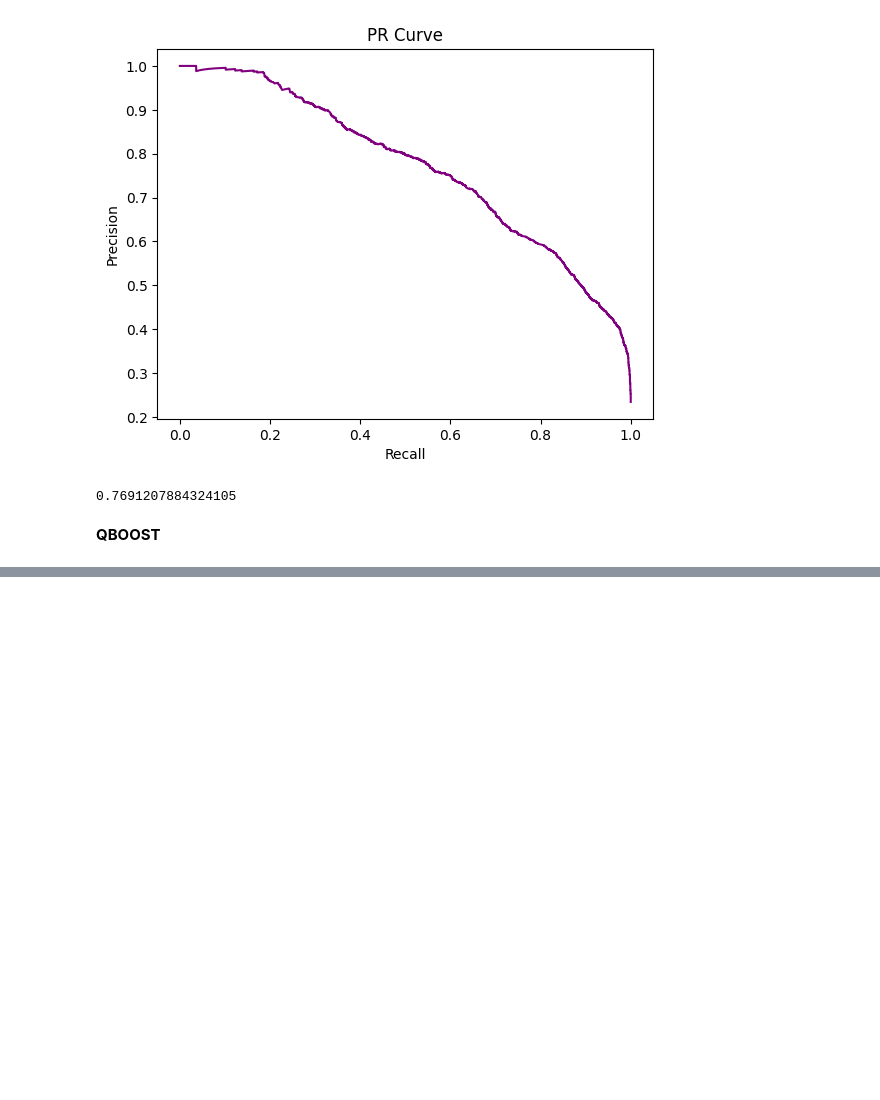
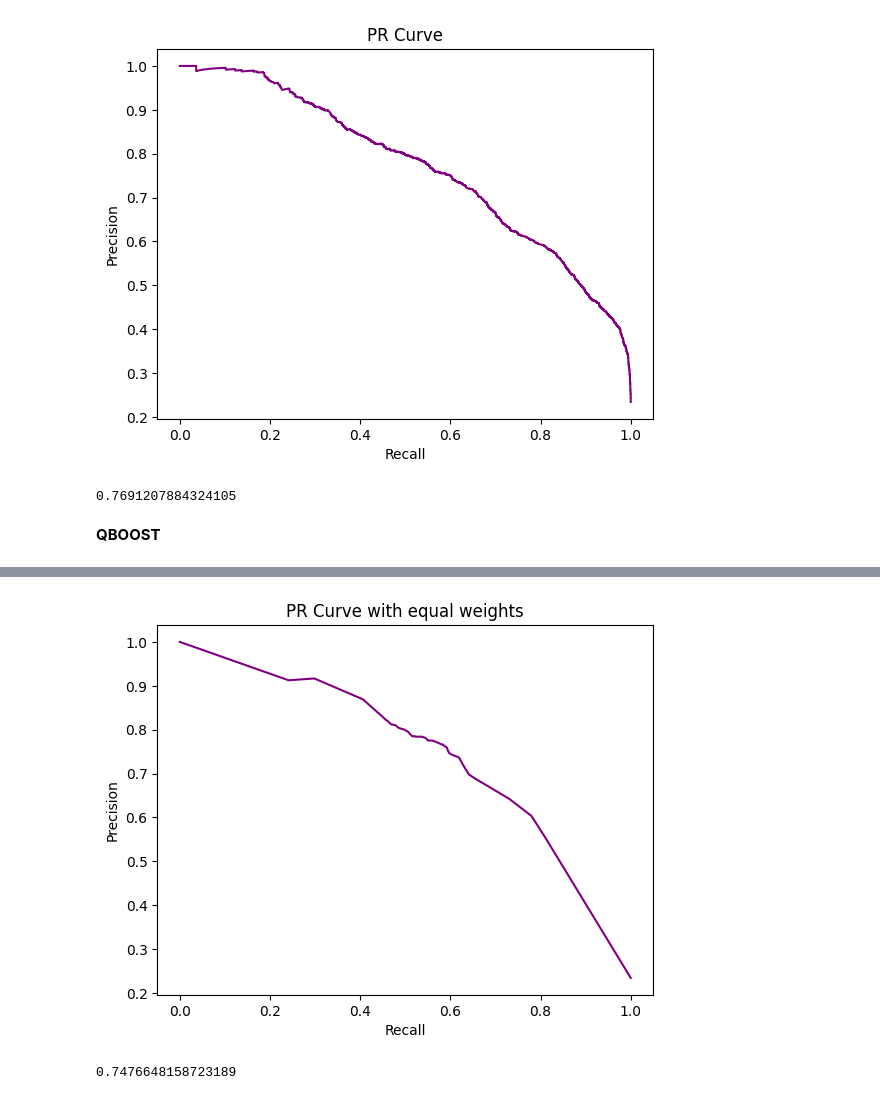
Before and after one commit to VZjunyang/SG_Code, a Jupyter notebook: RGS.ipynb, the cells around one changed output, grey strips where cells are left out. Drawn from its saved outputs; the diff is of its cells as text; code cells hidden in the pictures; blank space fills up the shorter version.

```diff
--- a/RGS.ipynb
+++ b/RGS.ipynb
@@ -342,0 +347,19 @@ KeyboardInterrupt:
+# %%
+w_1= np.ones(50)
+# PR Curve with equal weights
+
+y_score = PredictRGS_probas(L,w_1,x_test)
+
+precision2, recall2, thresholds = precision_recall_curve(y_test, y_score)
+fig, ax  = plt.subplots()
+ax.plot(recall2, precision2, color = "purple")
+ax.set_xlabel("Recall")
+ax.set_ylabel("Precision")
+ax.set_title("PR Curve with equal weights")
+plt.show()
+
+# AUC
+auc(recall2, precision2)
+# %% [output]
+[figure, added]
+0.7476648158723189
```
Also changed, not shown: parts of 30 cells of this notebook, 1 other file.
